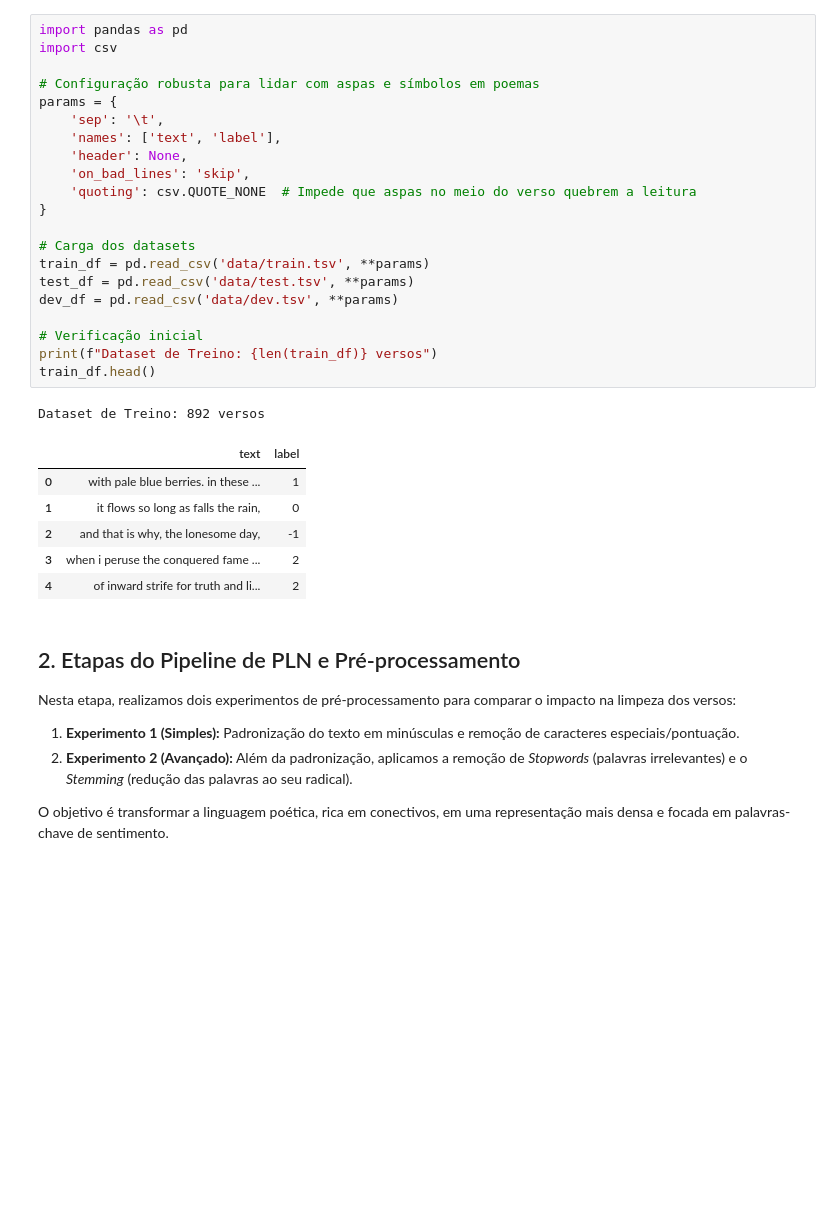
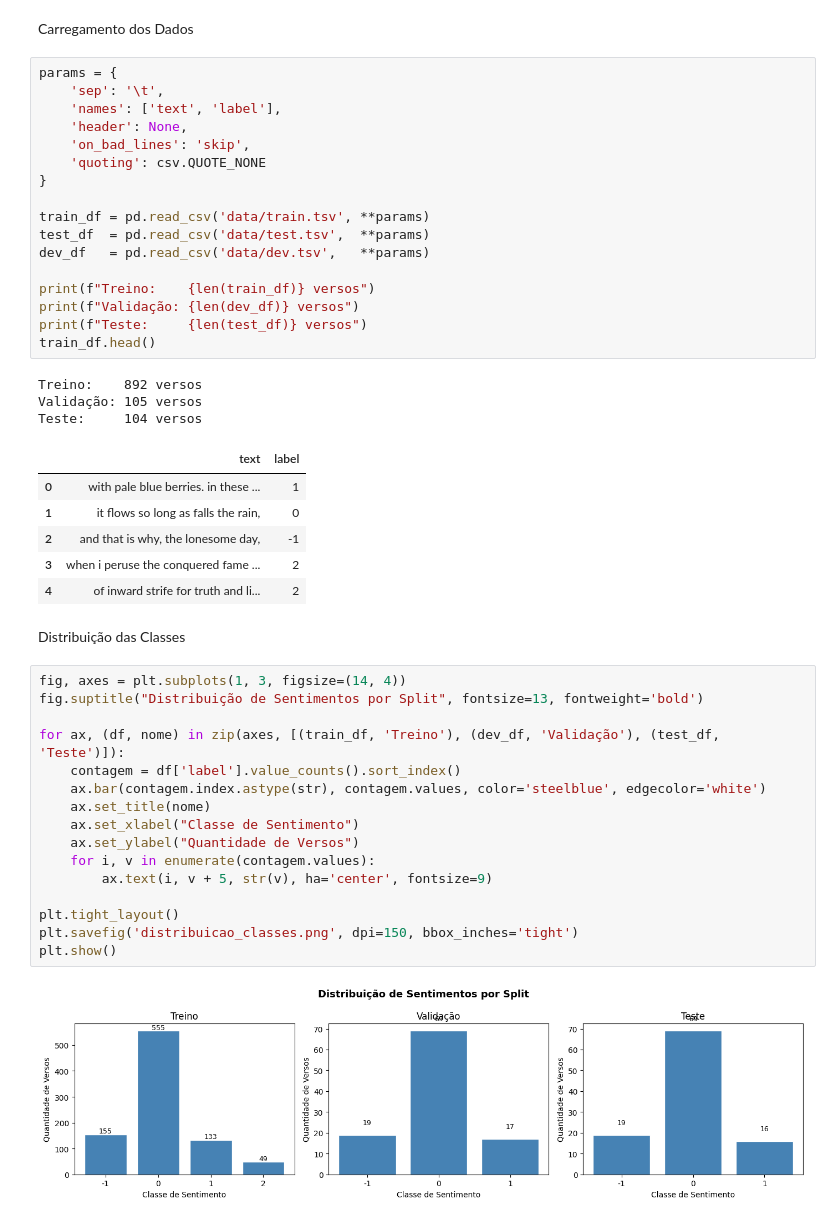
Before and after one commit to jonielmendes/poem-sentiment-analysis, a Jupyter notebook: projeto_pln.ipynb, the cells around one changed output. Cells and saved outputs as stored; diff of their text form; blank space fills up the shorter version.

Commit message:
Análise completa de sentimentos em versos poéticos com classificação, RNN/LSTM e similaridade

```diff
--- a/projeto_pln.ipynb
+++ b/projeto_pln.ipynb
@@ -1,38 +37,49 @@
+# %% [markdown]
+ Carregamento dos Dados
 # %%
-import pandas as pd
-import csv
-
-# Configuração robusta para lidar com aspas e símbolos em poemas
 params = {
     'sep': '\t',
     'names': ['text', 'label'],
     'header': None,
     'on_bad_lines': 'skip',
-    'quoting': csv.QUOTE_NONE  # Impede que aspas no meio do verso quebrem a leitura
+    'quoting': csv.QUOTE_NONE
 }
 
-# Carga dos datasets
 train_df = pd.read_csv('data/train.tsv', **params)
-test_df = pd.read_csv('data/test.tsv', **params)
-dev_df = pd.read_csv('data/dev.tsv', **params)
+test_df  = pd.read_csv('data/test.tsv',  **params)
+dev_df   = pd.read_csv('data/dev.tsv',   **params)
 
-# Verificação inicial
-print(f"Dataset de Treino: {len(train_df)} versos")
+print(f"Treino:    {len(train_df)} versos")
+print(f"Validação: {len(dev_df)} versos")
+print(f"Teste:     {len(test_df)} versos")
 train_df.head()
 # %% [output]
-Dataset de Treino: 892 versos
+Treino:    892 versos
+Validação: 105 versos
+Teste:     104 versos
 |  | text | label |
 | 0 | with pale blue berries. in these ... | 1 |
 | 1 | it flows so long as falls the rain, | 0 |
 | 2 | and that is why, the lonesome day, | -1 |
 | 3 | when i peruse the conquered fame ... | 2 |
 | 4 | of inward strife for truth and li... | 2 |
-# %% [markdown]
-## 2. Etapas do Pipeline de PLN e Pré-processamento
-
-Nesta etapa, realizamos dois experimentos de pré-processamento para comparar o impacto na limpeza dos versos:
-
-1. **Experimento 1 (Simples):** Padronização do texto em minúsculas e remoção de caracteres especiais/pontuação.
-2. **Experimento 2 (Avançado):** Além da padronização, aplicamos a remoção de *Stopwords* (palavras irrelevantes) e o *Stemming* (redução das palavras ao seu radical).
-
-O objetivo é transformar a linguagem poética, rica em conectivos, em uma representação mais densa e focada em palavras-chave de sentimento.
+# %% [markdown]
+ Distribuição das Classes
+# %%
+fig, axes = plt.subplots(1, 3, figsize=(14, 4))
+fig.suptitle("Distribuição de Sentimentos por Split", fontsize=13, fontweight='bold')
+
+for ax, (df, nome) in zip(axes, [(train_df, 'Treino'), (dev_df, 'Validação'), (test_df, 'Teste')]):
+    contagem = df['label'].value_counts().sort_index()
+    ax.bar(contagem.index.astype(str), contagem.values, color='steelblue', edgecolor='white')
+    ax.set_title(nome)
+    ax.set_xlabel("Classe de Sentimento")
+    ax.set_ylabel("Quantidade de Versos")
+    for i, v in enumerate(contagem.values):
+        ax.text(i, v + 5, str(v), ha='center', fontsize=9)
+
+plt.tight_layout()
+plt.savefig('distribuicao_classes.png', dpi=150, bbox_inches='tight')
+plt.show()
+# %% [output]
+[figure, added]
```
Also changed, not shown: parts of 33 cells of this notebook, 4 other files.
